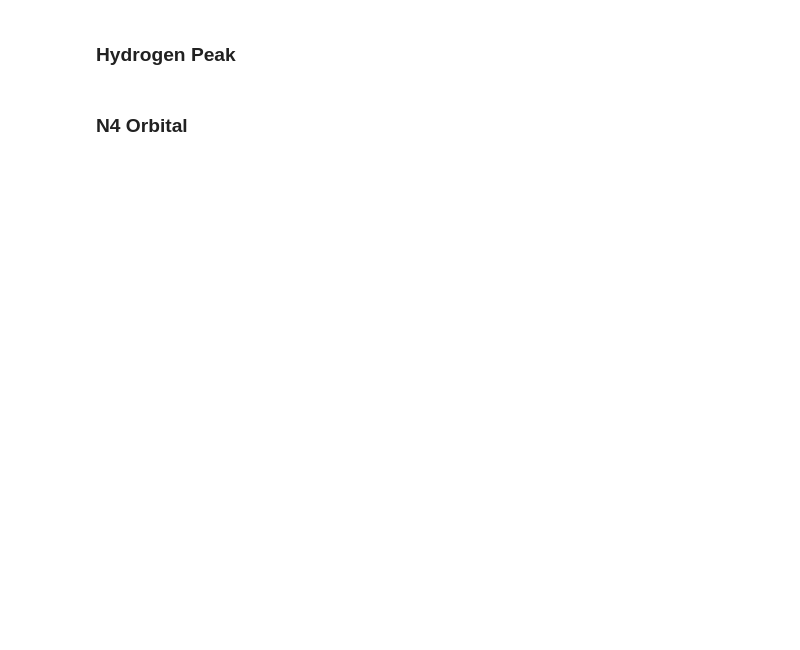
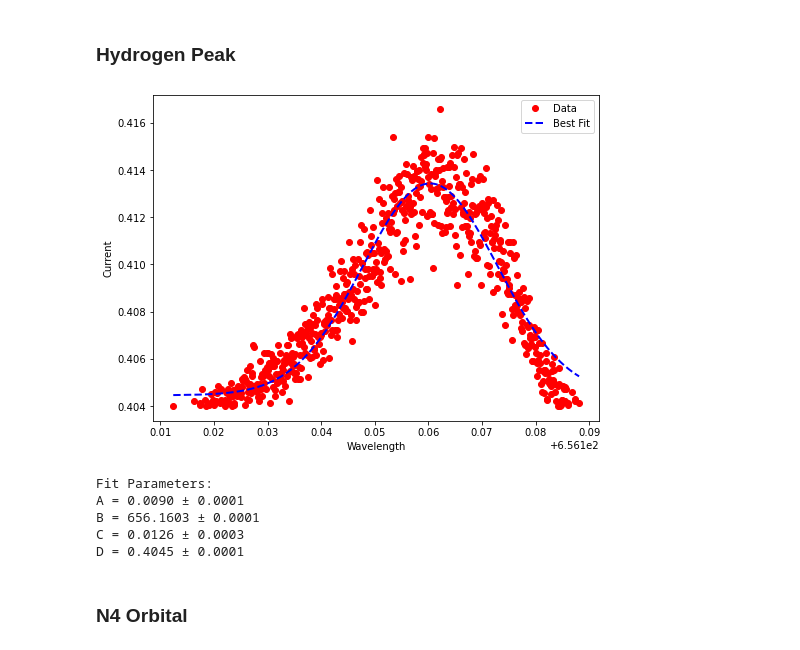
Before and after one commit to MazinDan/H2D2-Lab, a Jupyter notebook: H2D2 Lab/Mazin H2D2 Lab.ipynb, the cells around one changed output. Drawn from its saved outputs; the diff is of its cells as text; code cells hidden in the pictures; blank space fills up the shorter version.

```diff
--- a/H2D2 Lab/Mazin H2D2 Lab.ipynb
+++ b/H2D2 Lab/Mazin H2D2 Lab.ipynb
@@ -108,15 +124,22 @@ fit_and_plot_gaussian(np.array(x_data_1p1), np.array(y_data_1p1), initial_guess)
 # %% [markdown]
 ### Hydrogen Peak
 # %%
-x_data_1_p2 = x_data_1[d1_p1_pts:]
+paired_data_1p2 = [(x, y) for x, y in zip(x_data_1, y_data_1) if x > 656.06]
+filtered_data_1p2 = [(x, y) for x, y in paired_data_1p2 if y >= 0.404]
 
-y_data_1_p2 = y_data_1[d1_p1_pts:]
-
+x_data_1_p2, y_data_1_p2 = zip(*filtered_data_1p2)
 x_data_1p2 = np.array(x_data_1_p2)
 y_data_1p2 = np.array(y_data_1_p2)
 
-initial_guess = [0.41, 656.16, .006, 0.402]
-fit_and_plot_gaussian(np.array(x_data_1p2), np.array(y_data_1p2), initial_guess)
+initial_guess_2 = [0.41, 656.16, .006, 0.402]
+fit_and_plot_gaussian(x_data_1p2, y_data_1p2, initial_guess_2)
+# %% [output]
+[figure, added]
+Fit Parameters:
+A = 0.0090 ± 0.0001
+B = 656.1603 ± 0.0001
+C = 0.0126 ± 0.0003
+D = 0.4045 ± 0.0001
 # %% [markdown]
 ### N4 Orbital
 # %%
```
Also changed, not shown: parts of 16 cells of this notebook.
